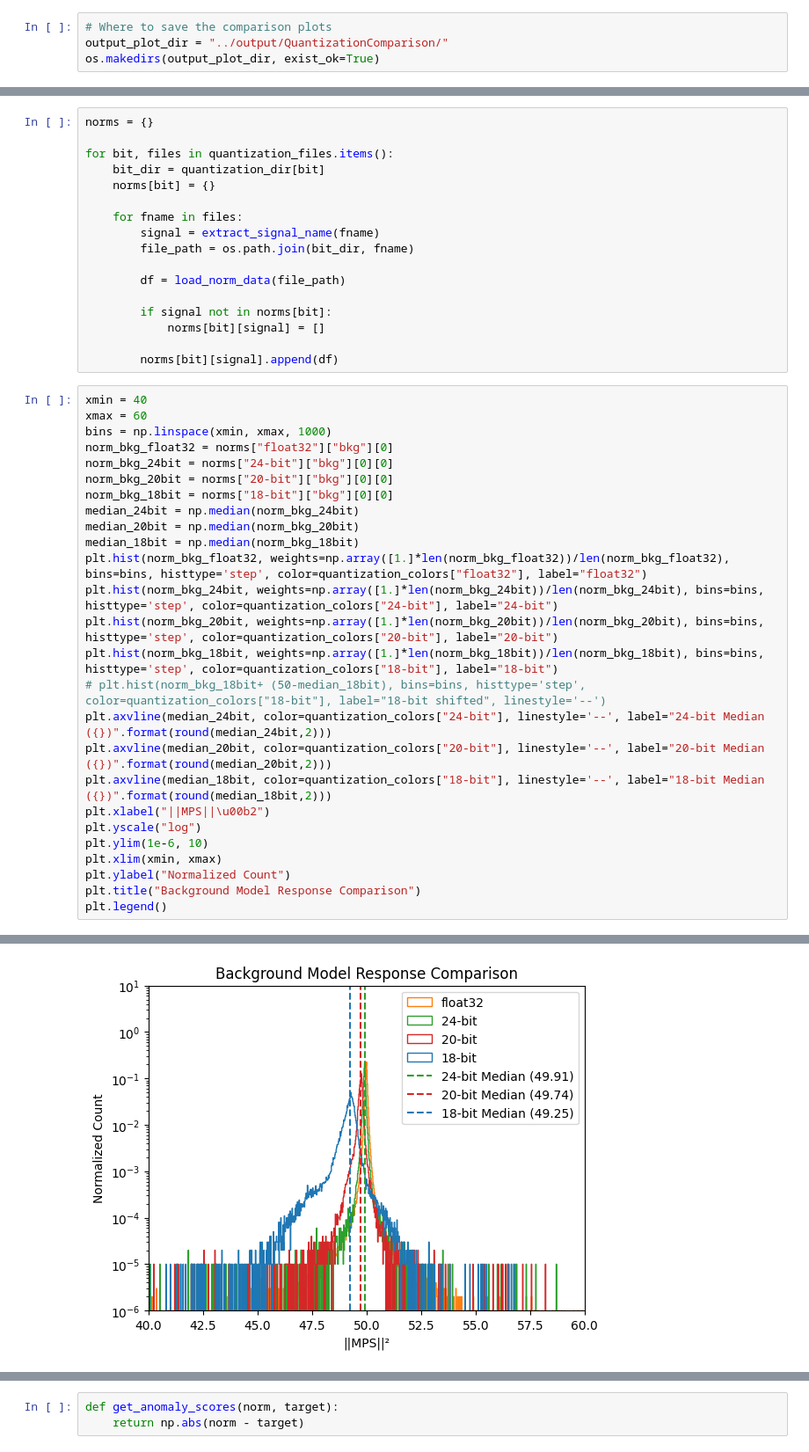
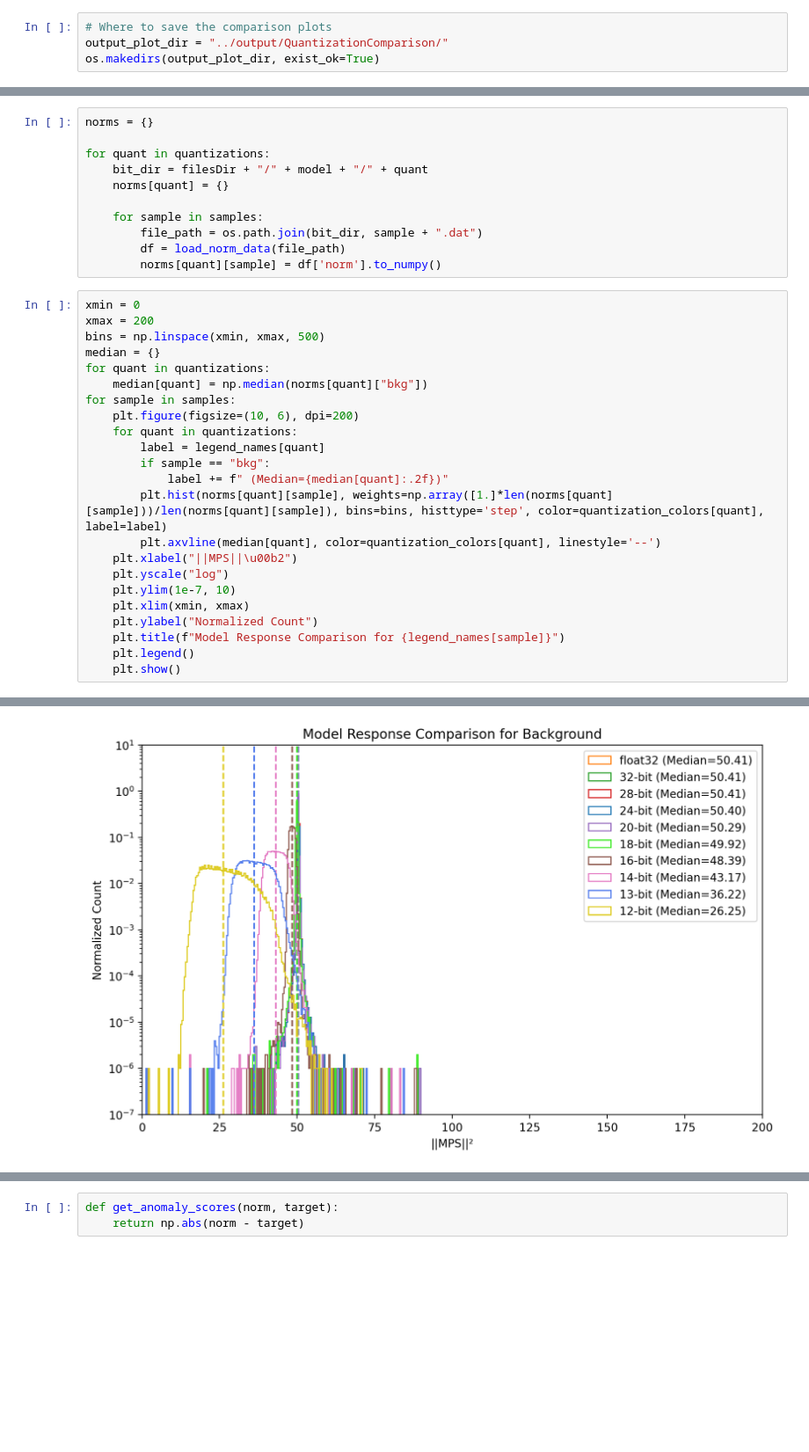
Before and after one commit to SLAC-Julia-Group/hardware-aware-tensor-networks, a Jupyter notebook: TN/Plot_Norm_and_ROC_Quantized.ipynb, the cells around one changed output, grey strips where cells are left out. Shown at 88% size. Drawn from its saved outputs; the diff is of its cells as text; blank space fills up the shorter version.

Commit message:
update plotting scripts

```diff
--- a/TN/Plot_Norm_and_ROC_Quantized.ipynb
+++ b/TN/Plot_Norm_and_ROC_Quantized.ipynb
@@ -60,44 +85,35 @@ def load_norm_data(file_path):
 # %%
 norms = {}
 
-for bit, files in quantization_files.items():
-    bit_dir = quantization_dir[bit]
-    norms[bit] = {}
+for quant in quantizations:
+    bit_dir = filesDir + "/" + model + "/" + quant
+    norms[quant] = {}
 
-    for fname in files:
-        signal = extract_signal_name(fname)
-        file_path = os.path.join(bit_dir, fname)
-
+    for sample in samples:
+        file_path = os.path.join(bit_dir, sample + ".dat")
         df = load_norm_data(file_path)
-
-        if signal not in norms[bit]:
-            norms[bit][signal] = []
-
-        norms[bit][signal].append(df)
+        norms[quant][sample] = df['norm'].to_numpy()
 # %%
-xmin = 40
-xmax = 60
-bins = np.linspace(xmin, xmax, 1000)
-norm_bkg_float32 = norms["float32"]["bkg"][0]
-norm_bkg_24bit = norms["24-bit"]["bkg"][0][0]
-norm_bkg_20bit = norms["20-bit"]["bkg"][0][0]
-norm_bkg_18bit = norms["18-bit"]["bkg"][0][0]
-median_24bit = np.median(norm_bkg_24bit)
-median_20bit = np.median(norm_bkg_20bit)
-median_18bit = np.median(norm_bkg_18bit)
-plt.hist(norm_bkg_float32, weights=np.array([1.]*len(norm_bkg_float32))/len(norm_bkg_float32), bins=bins, histtype='step', color=quantization_colors["float32"], label="float32")
-plt.hist(norm_bkg_24bit, weights=np.array([1.]*len(norm_bkg_24bit))/len(norm_bkg_24bit), bins=bins, histtype='step', color=quantization_colors["24-bit"], label="24-bit")
-plt.hist(norm_bkg_20bit, weights=np.array([1.]*len(norm_bkg_20bit))/len(norm_bkg_20bit), bins=bins, histtype='step', color=quantization_colors["20-bit"], label="20-bit")
-plt.hist(norm_bkg_18bit, weights=np.array([1.]*len(norm_bkg_18bit))/len(norm_bkg_18bit), bins=bins, histtype='step', color=quantization_colors["18-bit"], label="18-bit")
-# plt.hist(norm_bkg_18bit+ (50-median_18bit), bins=bins, histtype='step', color=quantization_colors["18-bit"], label="18-bit shifted", linestyle='--')
-plt.axvline(median_24bit, color=quantization_colors["24-bit"], linestyle='--', label="24-bit Median ({})".format(round(median_24bit,2)))
-plt.axvline(median_20bit, color=quantization_colors["20-bit"], linestyle='--', label="20-bit Median ({})".format(round(median_20bit,2)))
-plt.axvline(median_18bit, color=quantization_colors["18-bit"], linestyle='--', label="18-bit Median ({})".format(round(median_18bit,2)))
-plt.xlabel("||MPS||\u00b2")
-plt.yscale("log")
-plt.ylim(1e-6, 10)
-plt.xlim(xmin, xmax)
-plt.ylabel("Normalized Count")
-plt.title("Background Model Response Comparison")
-plt.legend()
+xmin = 0
+xmax = 200
+bins = np.linspace(xmin, xmax, 500)
+median = {}
+for quant in quantizations:
+    median[quant] = np.median(norms[quant]["bkg"])
+for sample in samples:
+    plt.figure(figsize=(10, 6), dpi=200)
+    for quant in quantizations:
+        label = legend_names[quant]
+        if sample == "bkg":
+            label += f" (Median={median[quant]:.2f})"
+        plt.hist(norms[quant][sample], weights=np.array([1.]*len(norms[quant][sample]))/len(norms[quant][sample]), bins=bins, histtype='step', color=quantization_colors[quant], label=label)
+        plt.axvline(median[quant], color=quantization_colors[quant], linestyle='--')
+    plt.xlabel("||MPS||\u00b2")
+    plt.yscale("log")
+    plt.ylim(1e-7, 10)
+    plt.xlim(xmin, xmax)
+    plt.ylabel("Normalized Count")
+    plt.title(f"Model Response Comparison for {legend_names[sample]}")
+    plt.legend()
+    plt.show()
 # %% [output]
@@ -105 +120 @@ plt.legend()
-[figure, old version]
+[figure, new version]
```
Also changed, not shown: parts of 23 cells of this notebook, 1 other file.
